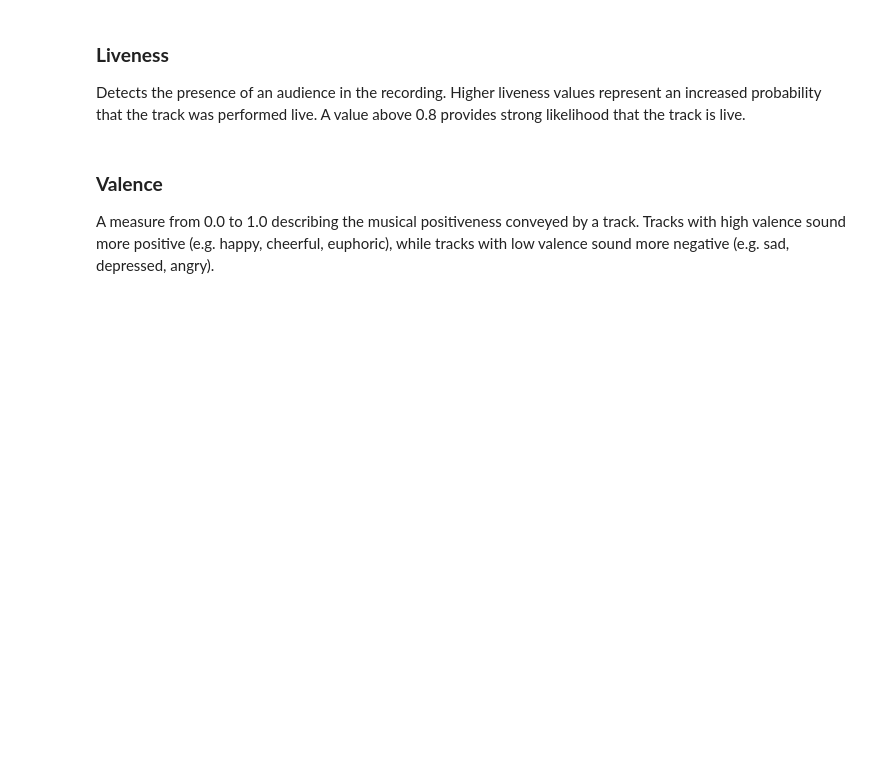
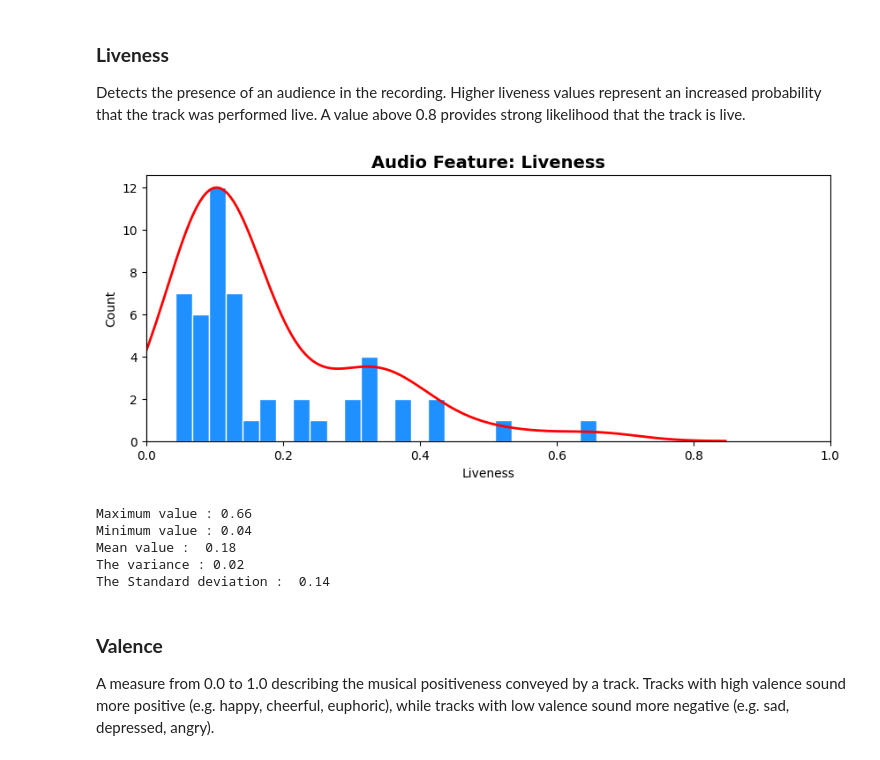
Before and after one commit to bernard-ng/unh-spotify-prediction, a Jupyter notebook: index.ipynb, the cells around one changed output. Cells and saved outputs as stored; diff of their text form; code cells hidden in the pictures; blank space fills up the shorter version.

```diff
--- a/index.ipynb
+++ b/index.ipynb
@@ -471,36 +422,14 @@ The Standard deviation :  0.25
 ### **Liveness**
 Detects the presence of an audience in the recording. Higher liveness values represent an increased probability that the track was performed live. A value above 0.8 provides strong likelihood that the track is live.
 # %%
-liveness = df['liveness']
-
-# Plot the histogram
-fig, ax = plt.subplots(figsize=(10, 4), dpi=100)
-ax.hist(liveness, bins=25, color='dodgerblue', edgecolor='white')
-
-# Plot the density curve
-ax2 = ax.twinx()
-sns.kdeplot(liveness, color='red', linewidth=2, ax=ax2)
-
-# Set the labels and title
-ax.set_xlabel("Liveness")
-ax.set_ylabel("Count")
-ax.set_title("Audio Feature: Liveness")
-ax.title.set_size(14)
-ax.title.set_weight('bold')
-
-# Remove the spines of the density curve
-ax2.spines['right'].set_visible(False)
-ax2.spines['top'].set_visible(False)
-ax2.yaxis.set_visible(False)
-
-# Set axes limits
-ax.set_xlim([0, 1])
-plt.show();
-print("Maximum value :", round(liveness.max(), 2))
-print("Minimum value :", round(liveness.min(), 2))
-print("Mean value : ", round(liveness.mean(), 2))
-print("The variance :", round(liveness.var(), 2))
-print("The Standard deviation : ", round(liveness.std(), 2))
+plot_audio_feature(df['liveness'], 'Liveness', stats=True)
+# %% [output]
+[figure, added]
+Maximum value : 0.66
+Minimum value : 0.04
+Mean value :  0.18
+The variance : 0.02
+The Standard deviation :  0.14
 # %% [markdown]
 ### **Valence**
 A measure from 0.0 to 1.0 describing the musical positiveness conveyed by a track. Tracks with high valence sound more positive (e.g. happy, cheerful, euphoric), while tracks with low valence sound more negative (e.g. sad, depressed, angry).
```
Also changed, not shown: parts of 35 cells of this notebook, 1 other file.
